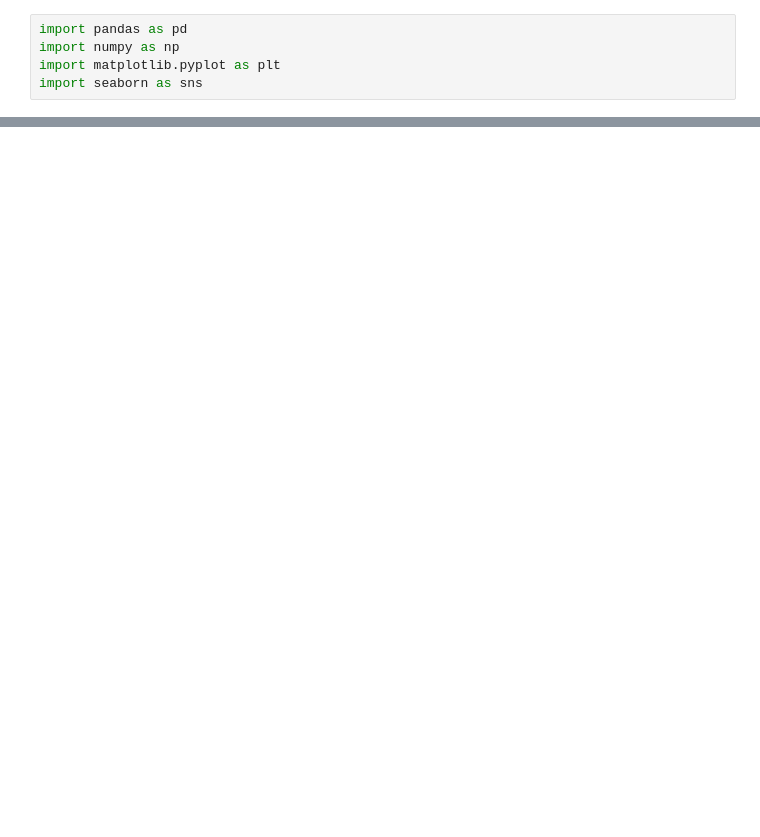
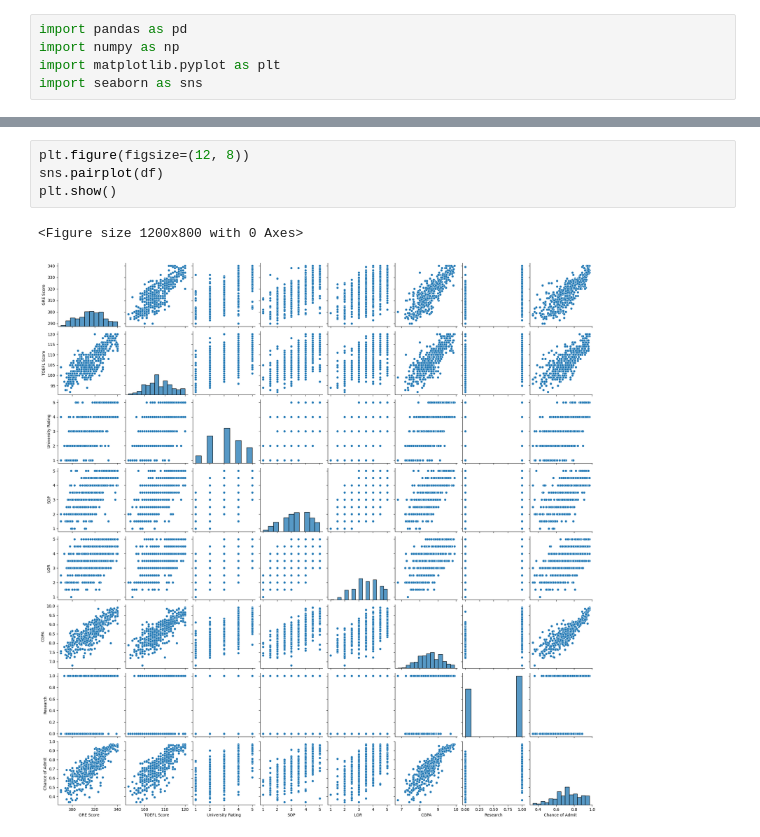
Before and after one commit to ashishkumarsaklani/Jam-project, a Jupyter notebook: Jamboree_Exploration.ipynb, the cells around one changed output, grey strips where cells are left out. Saved outputs shown, nothing was run; the diff lists cells and outputs as text; blank space fills up the shorter version.

```diff
--- a/Jamboree_Exploration.ipynb
+++ b/Jamboree_Exploration.ipynb
@@ -63,0 +120,7 @@ plt.show()
+# %%
+plt.figure(figsize=(12, 8))
+sns.pairplot(df)
+plt.show()
+# %% [output]
+<Figure size 1200x800 with 0 Axes>
+[figure, added]
```
Also changed, not shown: parts of 25 cells of this notebook.
